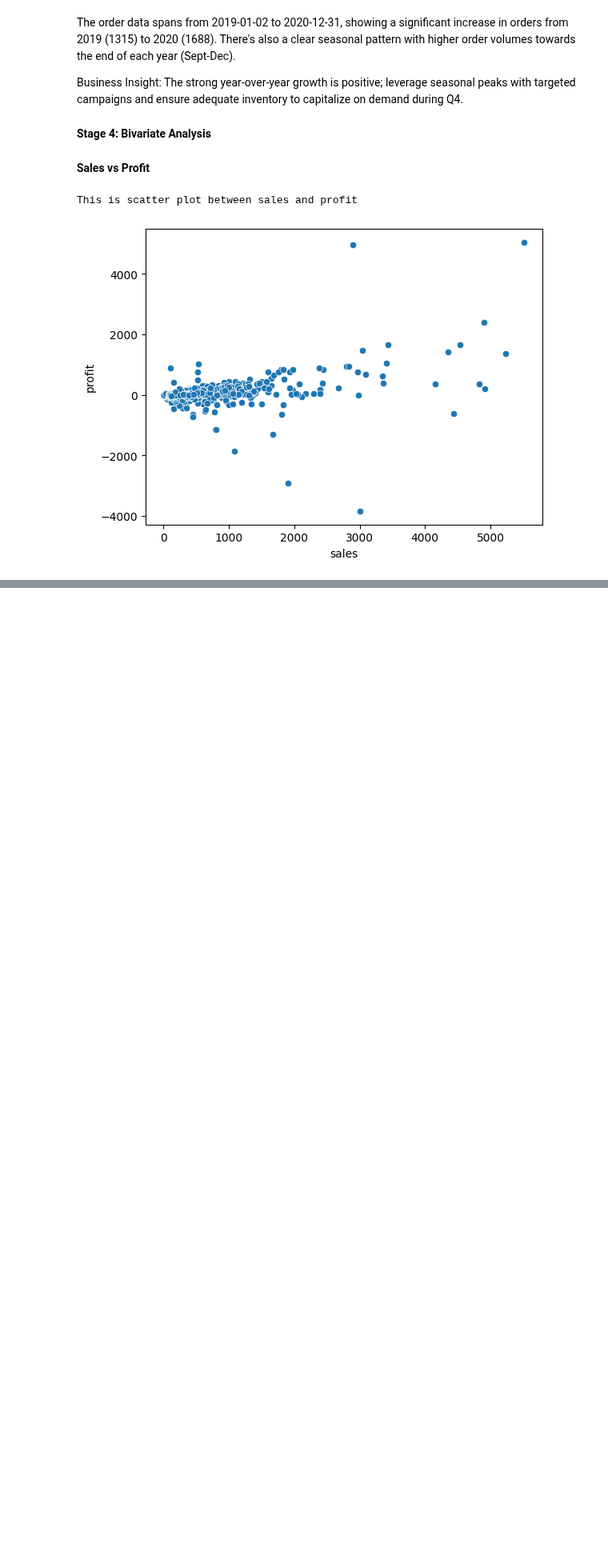
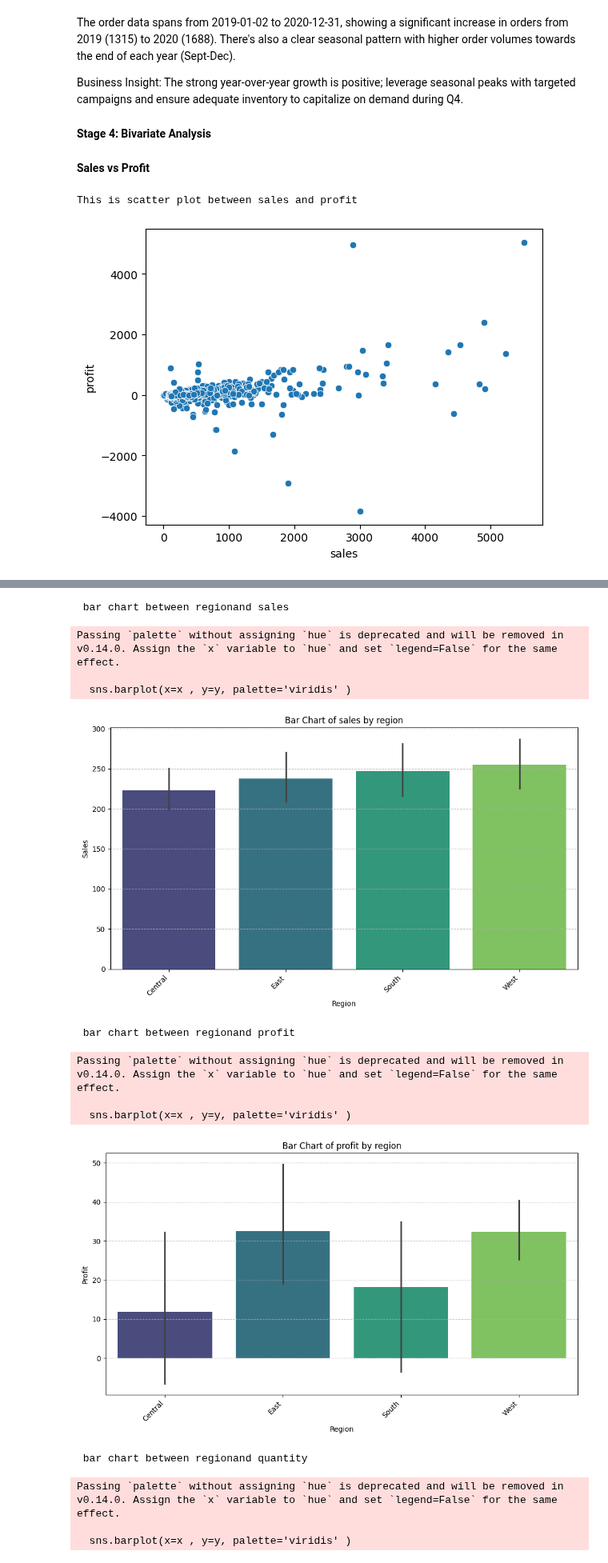
Before and after one commit to anish00ti/EDA-on-sales, a Jupyter notebook: Predictive_Ecommerce_Analytics.ipynb, the cells around one changed output, grey strips where cells are left out. Shown at 80% size. Saved outputs shown, nothing was run; the diff lists cells and outputs as text; code cells hidden in the pictures; blank space fills up the shorter version.

```diff
--- a/Predictive_Ecommerce_Analytics.ipynb
+++ b/Predictive_Ecommerce_Analytics.ipynb
@@ -622,0 +687,19 @@ Based on the scatter plot of 'sales' versus 'profit':
+# %%
+show_barchart(df['region'],df['sales'])
+show_barchart(df['region'],df['profit'])
+show_barchart(df['region'],df['quantity'])
+# %% [output]
+ bar chart between regionand sales
+Passing `palette` without assigning `hue` is deprecated and will be removed in v0.14.0. Assign the `x` variable to `hue` and set `legend=False` for the same effect.
+
+  sns.barplot(x=x , y=y, palette='viridis' )
+[figure, added]
+ bar chart between regionand profit
+Passing `palette` without assigning `hue` is deprecated and will be removed in v0.14.0. Assign the `x` variable to `hue` and set `legend=False` for the same effect.
+
+  sns.barplot(x=x , y=y, palette='viridis' )
+[figure, added]
+ bar chart between regionand quantity
+Passing `palette` without assigning `hue` is deprecated and will be removed in v0.14.0. Assign the `x` variable to `hue` and set `legend=False` for the same effect.
+
+  sns.barplot(x=x , y=y, palette='viridis' )
```
Also changed, not shown: parts of 23 cells of this notebook.
